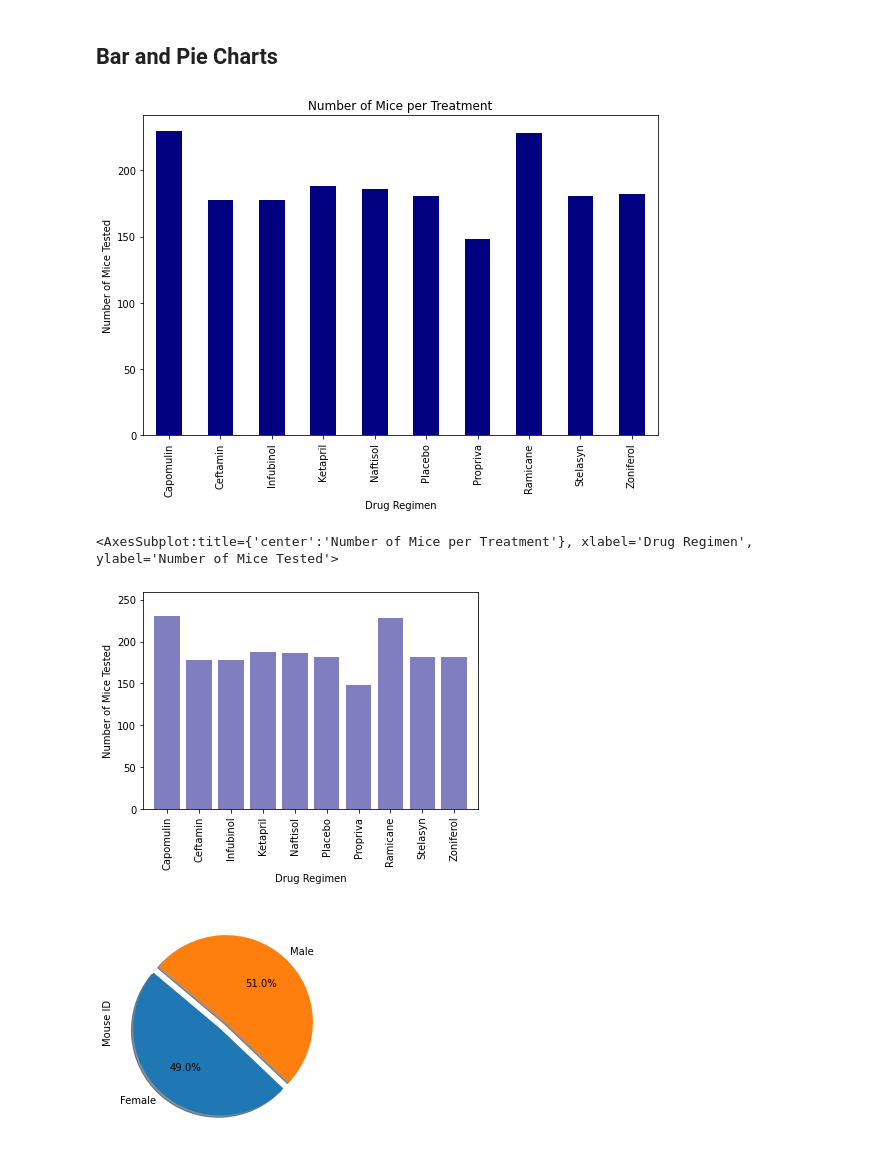
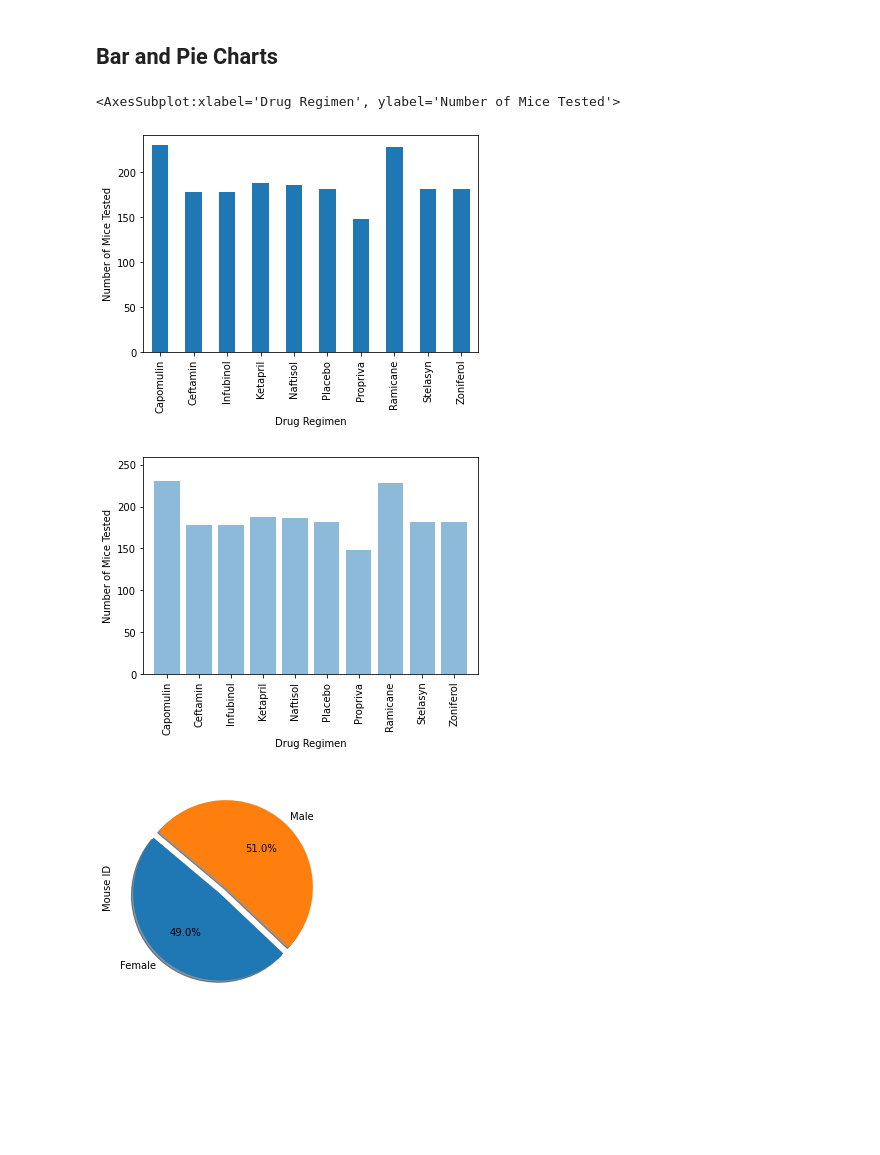
Before and after one commit to annied222/Matplotlib_challenge, a Jupyter notebook: pymaceuticals.ipynb, the cells around one changed output. Cells and saved outputs as stored; diff of their text form; code cells hidden in the pictures; blank space fills up the shorter version.

```diff
--- a/pymaceuticals.ipynb
+++ b/pymaceuticals.ipynb
@@ -152,34 +145,27 @@ statssummary_2
 # %%
 # Generate a bar plot showing the total number of timepoints for all mice tested for each drug regimen using Pandas.
 mousepertreatment = mousestudy.groupby(["Drug Regimen"]).count()["Mouse ID"]
 
-chart_treatment = mousepertreatment.plot.bar(figsize=(8,6), color='navy')
-plt.title("Number of Mice per Treatment")
-plt.xlabel("Drug Regimen")
-plt.ylabel("Number of Mice Tested")
-plt.tight_layout()
-plt.savefig("Images/BarPandas.png")
-plt.show()
-
+chart_treatment = mousepertreatment.plot.bar(x=["Drug Regimen"],ylabel="Number of Mice Tested")
 chart_treatment
 # %% [output]
+<AxesSubplot:xlabel='Drug Regimen', ylabel='Number of Mice Tested'>
-[figure, old version]
+[figure, new version]
-<AxesSubplot:title={'center':'Number of Mice per Treatment'}, xlabel='Drug Regimen', ylabel='Number of Mice Tested'>
 # %%
 # Generate a bar plot showing the total number of timepoints for all mice tested for each drug regimen using pyplot.
 users=np.array(mousestudy.groupby(["Drug Regimen"]).count()["Mouse ID"])
 x_axis=np.arange(len(users))
 
-plt.bar(x_axis, users, color='navy', alpha=0.5, align="center")
-tick_locations = [value for value in x_axis]
-plt.xticks(tick_locations, ["Capomulin", "Ceftamin", "Infubinol", "Ketapril", "Naftisol", "Placebo", "Propriva", "Ramicane", "Stelasyn", "Zoniferol"], rotation='vertical')
+plt.bar(x_axis, users, alpha=0.5, align="center")
+plt.xticks([value for value in x_axis], ["Capomulin", "Ceftamin", "Infubinol", "Ketapril", "Naftisol", "Placebo", "Propriva", "Ramicane", "Stelasyn", "Zoniferol"],
+            rotation='vertical')
 plt.xlim(-0.75, len(x_axis)-0.25)
 plt.xlabel("Drug Regimen")
 plt.ylim(0, max(x_axis)+250)
 plt.ylabel("Number of Mice Tested")
 plt.savefig("Images/BarPyPlot.png", bbox_inches = "tight")
 # %% [output]
-[figure, old version]
+[figure, new version]
 # %%
 # Generate a pie plot showing the distribution of female versus male mice using Pandas
 mousegender = mousestudy.groupby(["Sex"]).count()["Mouse ID"]
```
Also changed, not shown: parts of 9 cells of this notebook.
